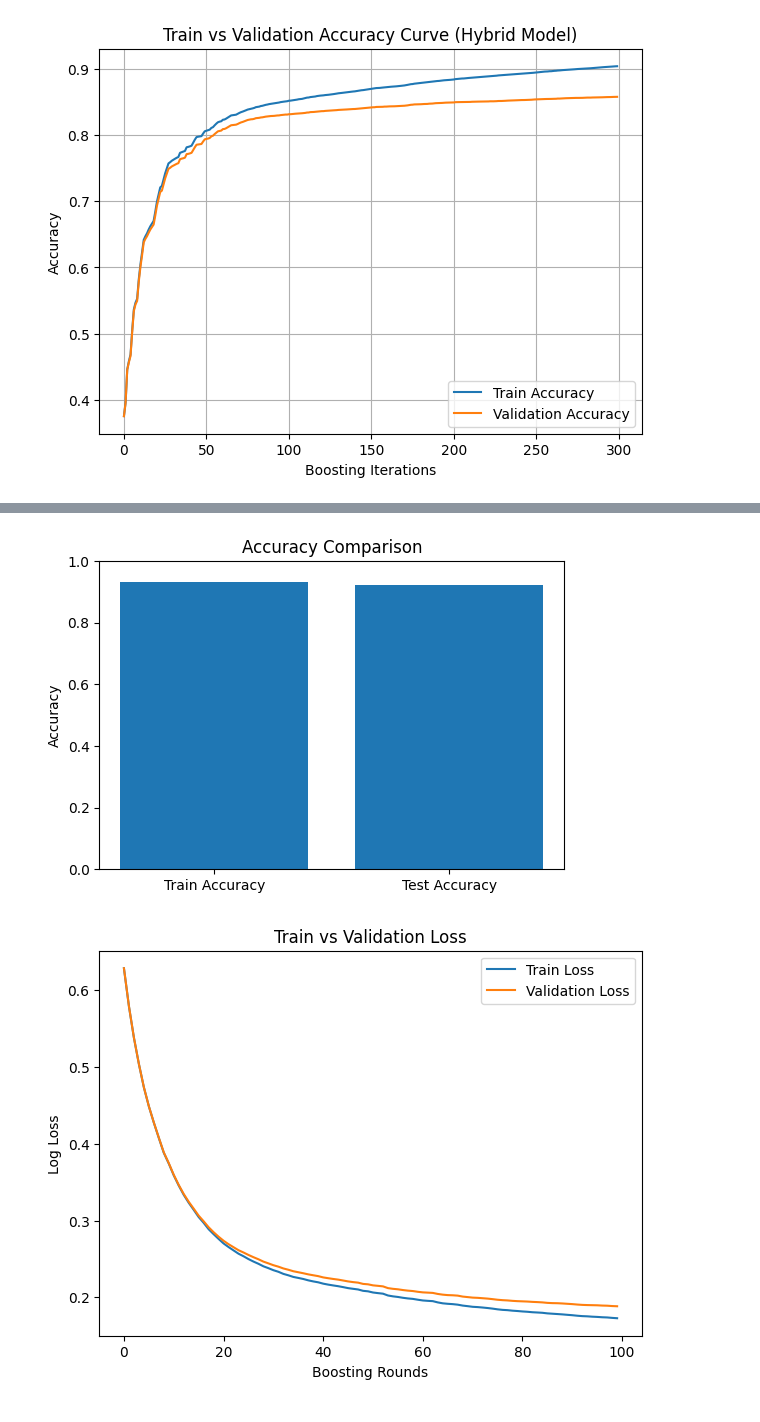
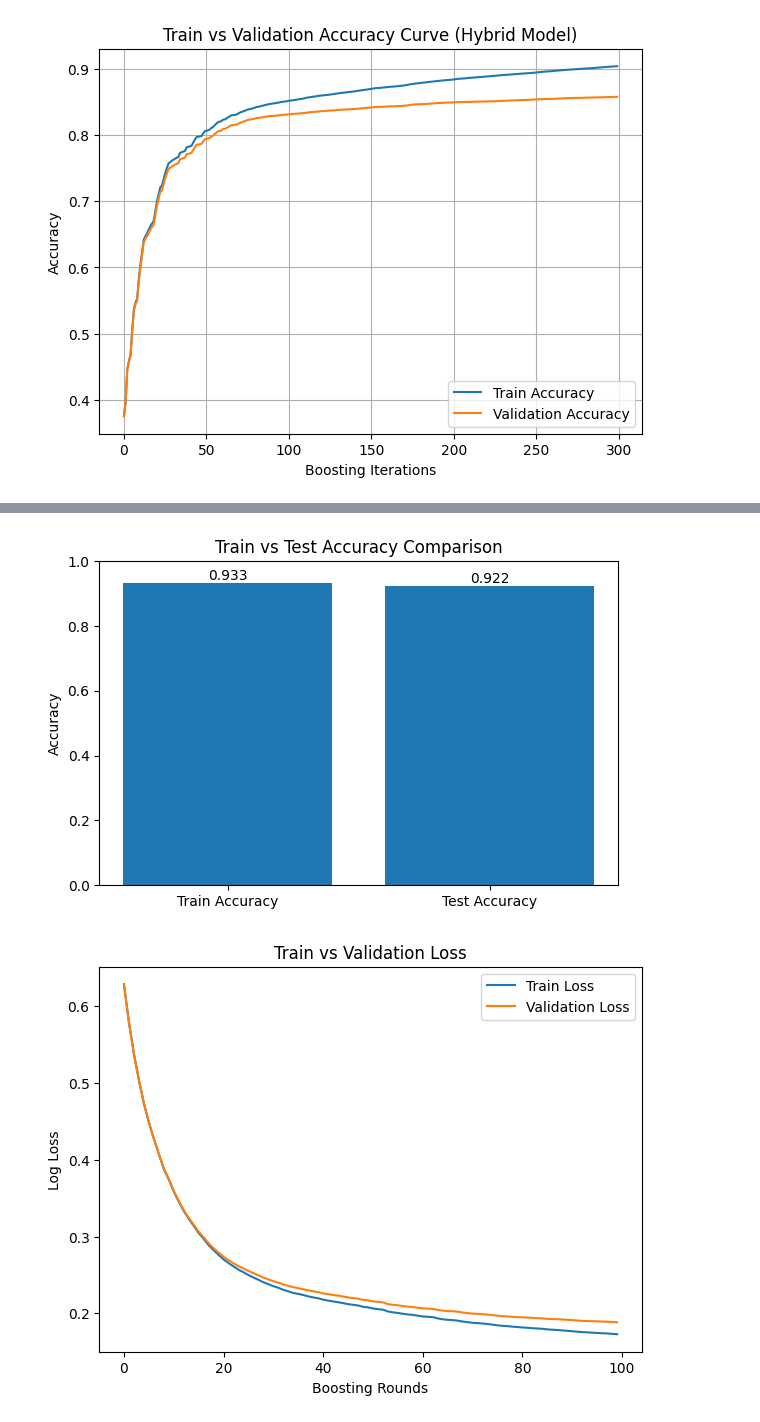
Before and after one commit to surya211099/DetectingPhishingEmail, a Jupyter notebook: DetectPhishingMail.ipynb, the cells around one changed output, grey strips where cells are left out. Drawn from its saved outputs; the diff is of its cells as text; code cells hidden in the pictures.

```diff
--- a/DetectPhishingMail.ipynb
+++ b/DetectPhishingMail.ipynb
@@ -703,17 +693,41 @@ plt.show()
 # %%
+from sklearn.metrics import accuracy_score
+import matplotlib.pyplot as plt
+
+# Predictions
 train_pred = xgb.predict(X_train)
+test_pred = xgb.predict(X_test)
 
+# Accuracy scores
 train_accuracy = accuracy_score(y_train, train_pred)
-test_accuracy = accuracy_score(y_test, y_pred)
+test_accuracy = accuracy_score(y_test, test_pred)
 
-plt.figure(figsize=(6,4))
-plt.bar(["Train Accuracy", "Test Accuracy"], [train_accuracy, test_accuracy])
+# Plot
+plt.figure(figsize=(6, 4))
+bars = plt.bar(
+    ["Train Accuracy", "Test Accuracy"],
+    [train_accuracy, test_accuracy]
+)
+
 plt.ylim(0, 1)
-plt.title("Accuracy Comparison")
 plt.ylabel("Accuracy")
+plt.title("Train vs Test Accuracy Comparison")
+
+# Add value labels
+for bar in bars:
+    height = bar.get_height()
+    plt.text(
+        bar.get_x() + bar.get_width() / 2,
+        height,
+        f"{height:.3f}",
+        ha="center",
+        va="bottom"
+    )
+
+plt.tight_layout()
 plt.show()
 # %% [output]
-[figure, old version]
+[figure, new version]
 # %%
 results = xgb.evals_result()
 
```
Also changed, not shown: parts of 3 cells of this notebook.
